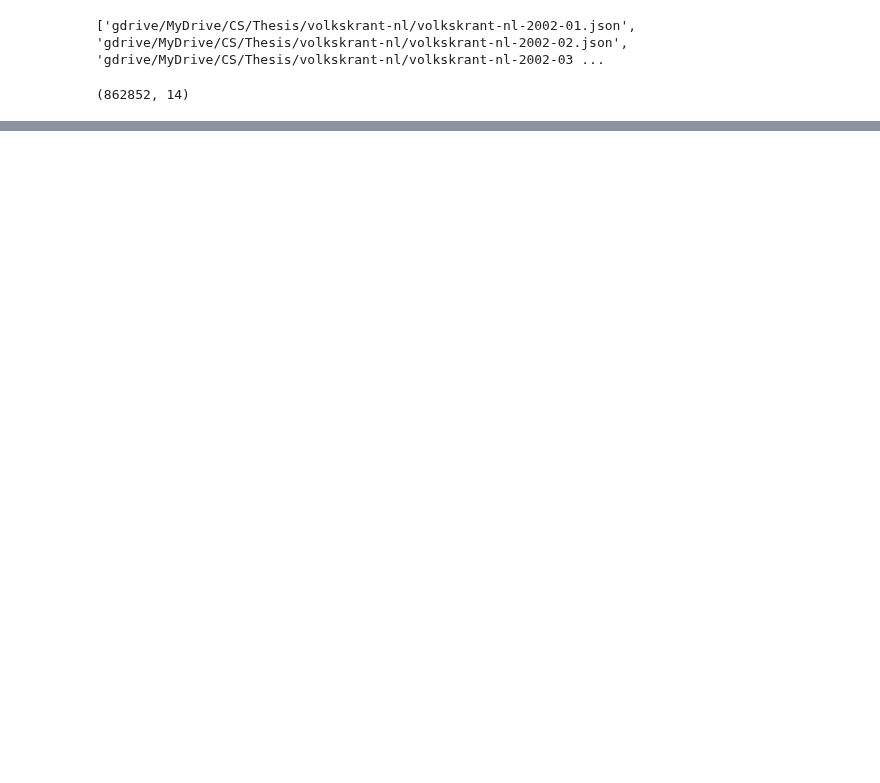
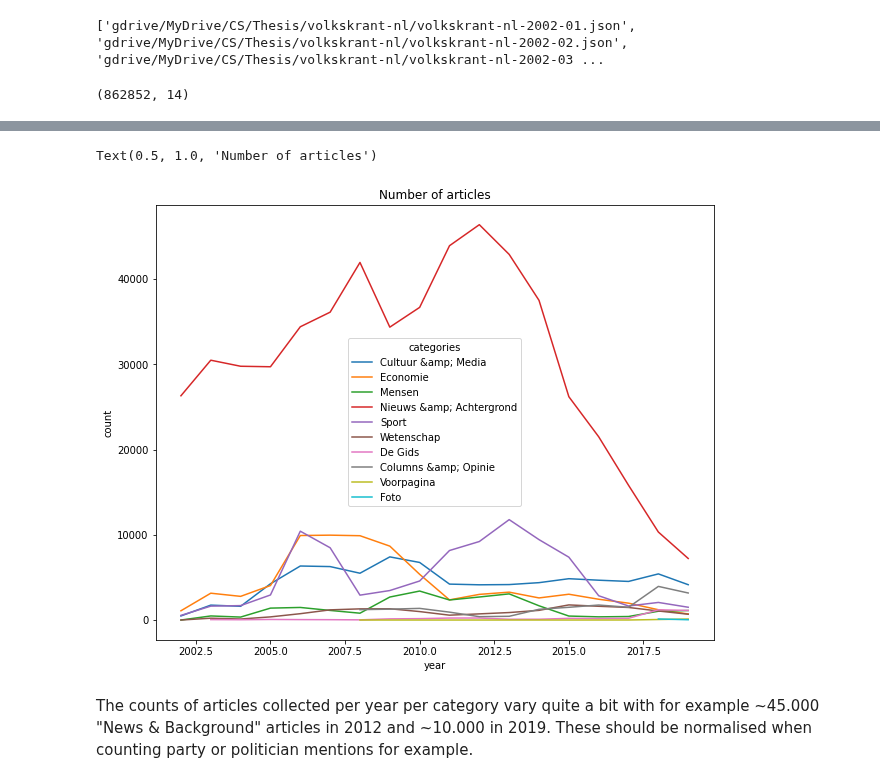
Before and after one commit to Chris-Congleton/MSc-Thesis, a Jupyter notebook: Volkskrant.ipynb, the cells around one changed output, grey strips where cells are left out. Cells and saved outputs as stored; diff of their text form; code cells hidden in the pictures; blank space fills up the shorter version.

```diff
--- a/Volkskrant.ipynb
+++ b/Volkskrant.ipynb
@@ -76,0 +60,6 @@ def occurence(text, words):
+# %%
+df_year = df.copy(deep=True)
+df_year["year"] = df_year.timestamp.dt.year
+time_df = pd.DataFrame({'count':df_year.groupby(["year","categories"]).size()}).reset_index()
+print(time_df.columns)
+print(time_df.head())
@@ -76,0 +74,9 @@ def occurence(text, words):
+# %%
+f, axs = plt.subplots(1,figsize=(10, 8))
+sns.lineplot(data=time_df, x='year',y='count',hue='categories')
+axs.set_title("Number of articles")
+# %% [output]
+Text(0.5, 1.0, 'Number of articles')
+[figure, added]
+# %% [markdown]
+The counts of articles collected per year per category vary quite a bit with for example ~45.000 "News & Background" articles in 2012 and ~10.000 in 2019. These should be normalised when counting party or politician mentions for example.
```
Also changed, not shown: parts of 13 cells of this notebook.
